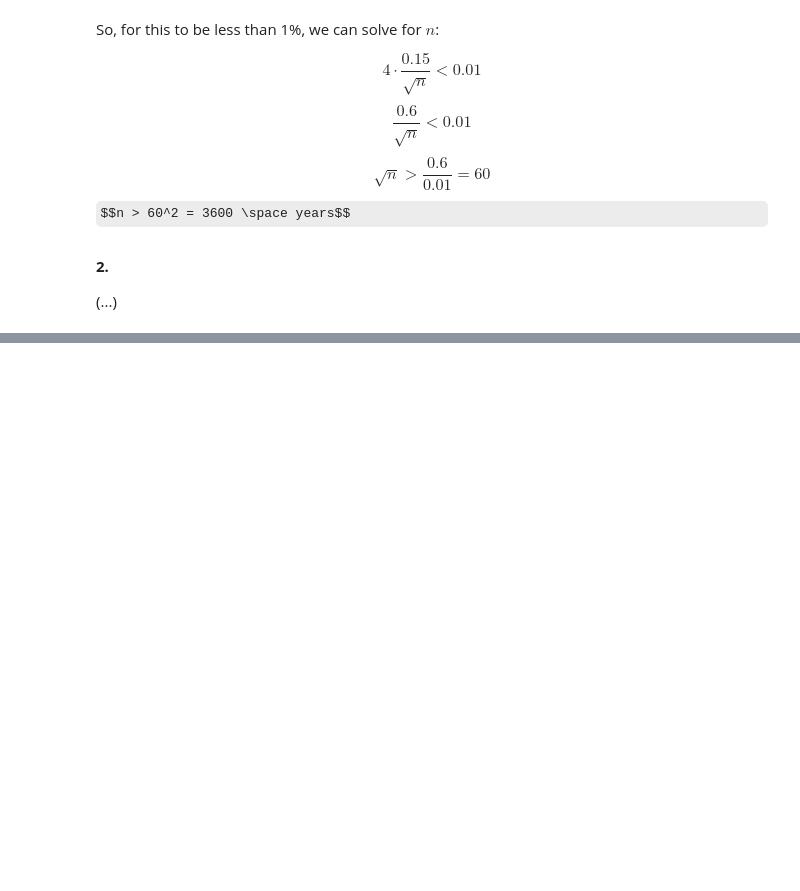
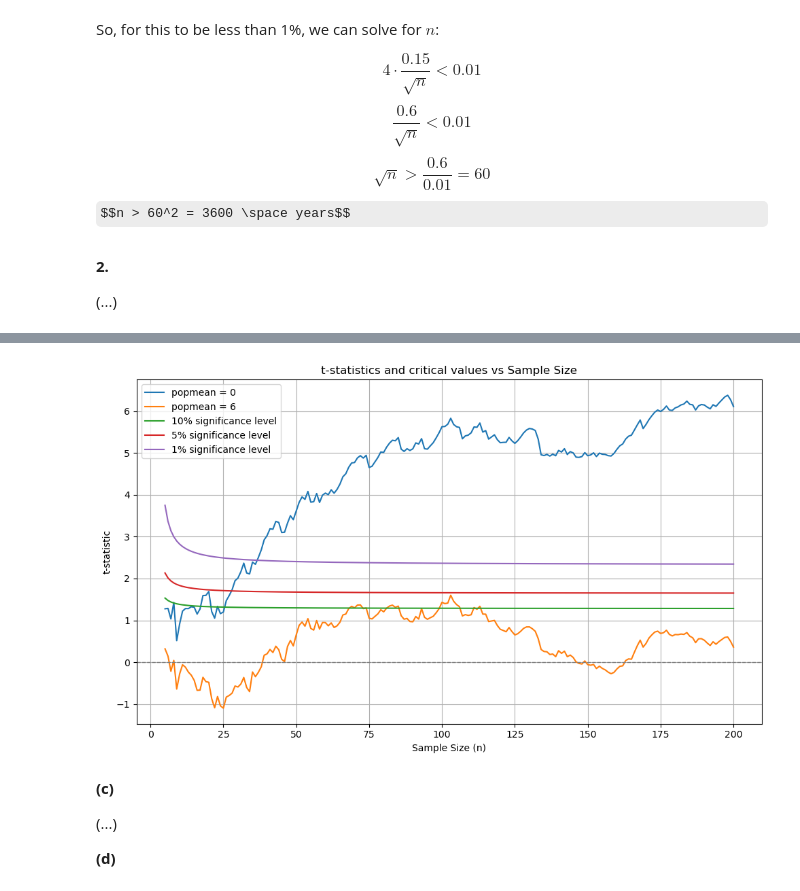
Before and after one commit to JPineno/Erasmus-University-Rotterdam-Econometrics-Methods-and-Applications, a Jupyter notebook: Module 0 - Building Blocks/Statistics.ipynb, the cells around one changed output, grey strips where cells are left out. Saved outputs shown, nothing was run; the diff lists cells and outputs as text; code cells hidden in the pictures; some formulas as TeX source; blank space fills up the shorter version.

```diff
--- a/Module 0 - Building Blocks/Statistics.ipynb
+++ b/Module 0 - Building Blocks/Statistics.ipynb
@@ -118,0 +302,25 @@ __2.__
+# %%
+# putting the two plots together
+plt.figure(figsize=(10, 6))
+plt.plot(results2.index, results2['t-statistic (popmean=0)'], label='popmean = 0')
+plt.plot(results2.index, results2['t-statistic (popmean=6)'], label='popmean = 6')
+plt.plot(results3.index, results3['critical value (sl=10%)'], label='10% significance level')
+plt.plot(results3.index, results3['critical value (sl=5%)'], label='5% significance level')
+plt.plot(results3.index, results3['critical value (sl=1%)'], label='1% significance level')
+
+plt.xlabel('Sample Size (n)')
+plt.ylabel('t-statistic')
+plt.title('t-statistics and critical values vs Sample Size')
+plt.axhline(0, color='gray', linestyle='--', linewidth=1)
+plt.legend()
+plt.grid(True)
+plt.tight_layout()
+plt.show()
+# %% [output]
+[figure, added]
+# %% [markdown]
+__(c)__
+
+(...)
+
+__(d)__
```
Also changed, not shown: parts of 25 cells of this notebook.
